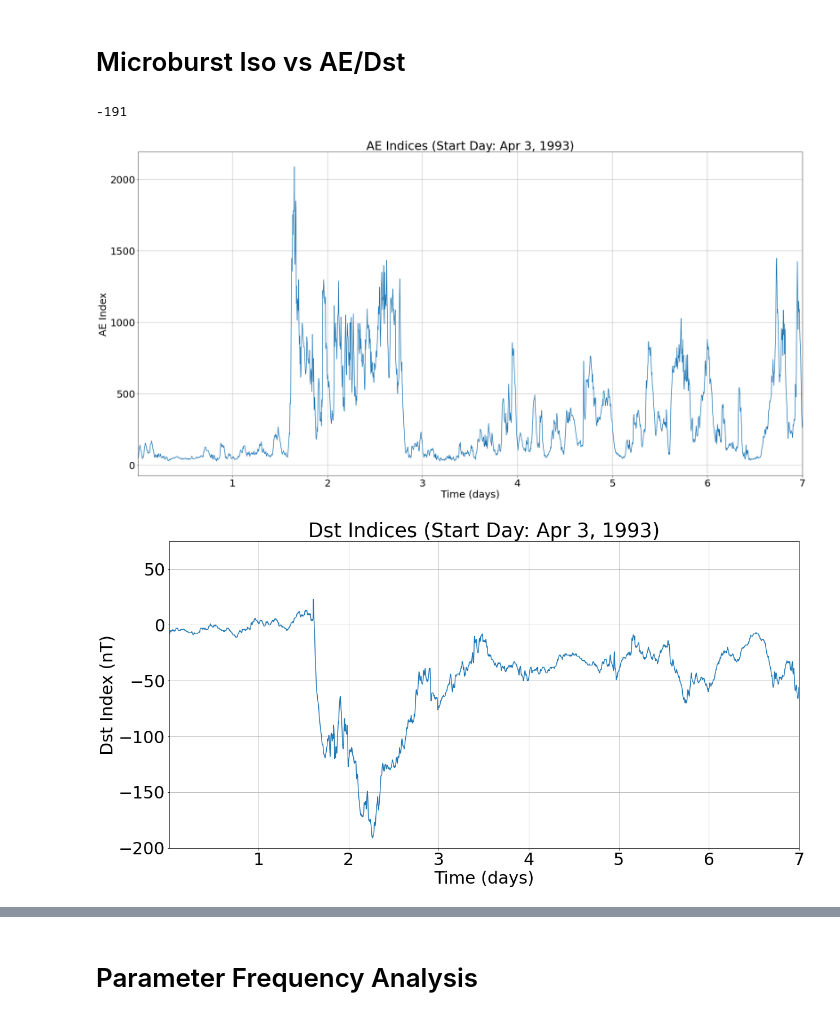
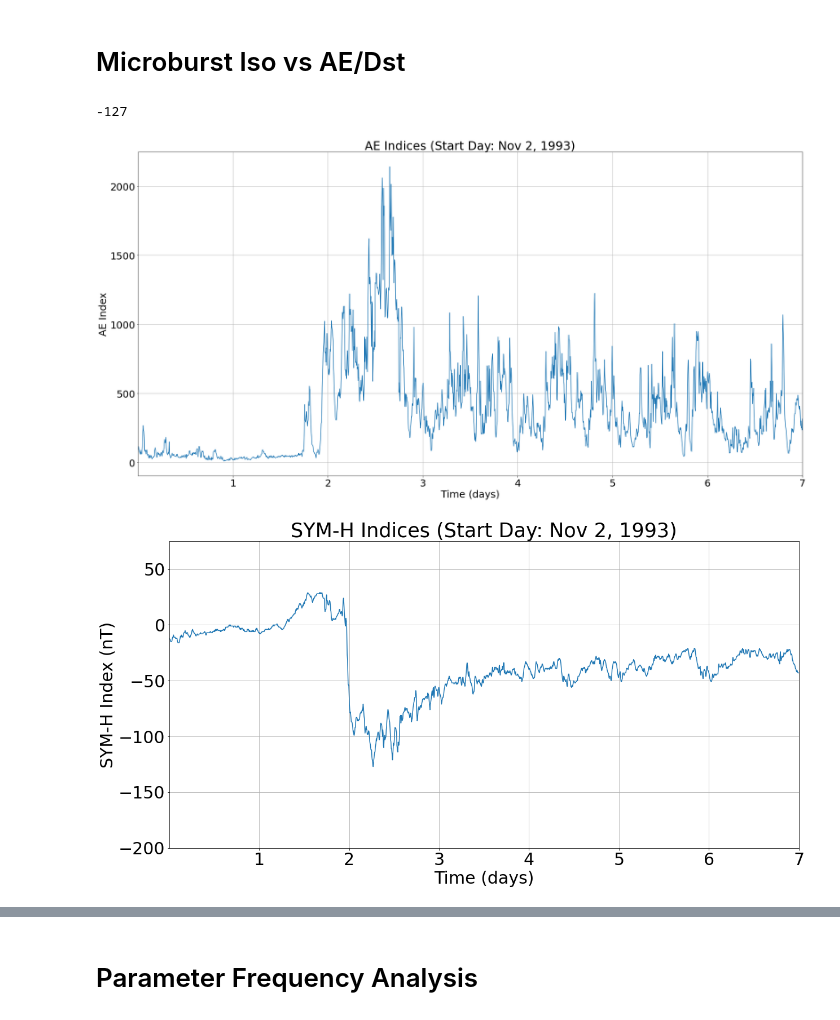
Before and after one commit to conradmr98/lasp-microburst-research, a Jupyter notebook: sampexlib/SAMPEX/mb_iso_correlation (week).ipynb, the cells around one changed output, grey strips where cells are left out. Drawn from its saved outputs; the diff is of its cells as text; code cells hidden in the pictures.

Commit message:
Coded graphs for JGR reviewer response

```diff
--- a/sampexlib/SAMPEX/mb_iso_correlation (week).ipynb
+++ b/sampexlib/SAMPEX/mb_iso_correlation (week).ipynb
@@ -16,7 +16,7 @@ import datetime
 # %%
 # defining file
 year = '1993'
-start_day = '093'
+start_day = '306'
 num_days = 7
 month = (datetime.datetime(int(year), 1, 1) + datetime.timedelta(int(start_day)-1)).month
 day = (datetime.datetime(int(year), 1, 1) + datetime.timedelta(int(start_day)-1)).day
@@ -174,36 +174,36 @@ plt.show()
 # %%
 print(np.min(Dst_indices))
 
 # plotting mag AE indices
 plt.figure(figsize = (30,15))
 plt.title(f'AE Indices (Start Day: {month_list[month-1]} {day}, {year})', fontsize = 30)
 plt.plot(t_mag, AE_indices)
 plt.xlabel('Time (days)', fontsize = 25)
 plt.ylabel('AE Index', fontsize = 25)
 plt.xticks(x_ticks, x_names, fontsize = 25)
 plt.yticks(fontsize = 25)
 plt.xlim(np.min(t),np.max(t))
 plt.grid(True)
 plt.savefig(pic_directory + 'AE_Indices_' + year + start_day + '-' + year + end_day + '.png')
 plt.show()
 
 # plotting mag Dst indices
 plt.figure(figsize = (20,10))
-plt.title(f'Dst Indices (Start Day: {month_list[month-1]} {day}, {year})', fontsize = 35)
+plt.title(f'SYM-H Indices (Start Day: {month_list[month-1]} {day}, {year})', fontsize = 35)
 plt.plot(t_mag, Dst_indices)
 plt.xlabel('Time (days)', fontsize = 30)
-plt.ylabel('Dst Index (nT)', fontsize = 30)
+plt.ylabel('SYM-H Index (nT)', fontsize = 30)
 plt.xticks(x_ticks, x_names, fontsize = 30)
 plt.yticks(fontsize = 30)
 plt.xlim(np.min(t),np.max(t))
 plt.ylim(-200,75)
 plt.grid(True)
-plt.savefig(pic_directory + 'Dst_Indices_' + year + start_day + '-' + year + end_day + '.png')
+plt.savefig(pic_directory + 'SYM-H_Indices_' + year + start_day + '-' + year + end_day + '.png')
 plt.show()
 # %% [output]
--191
+-127
-[figure, old version]
+[figure, new version]
-[figure, old version]
+[figure, new version]
 # %%
 # isotropy plot
 plt.figure(figsize = (30,15))
```
Also changed, not shown: parts of 6 cells of this notebook, 45 other files.
